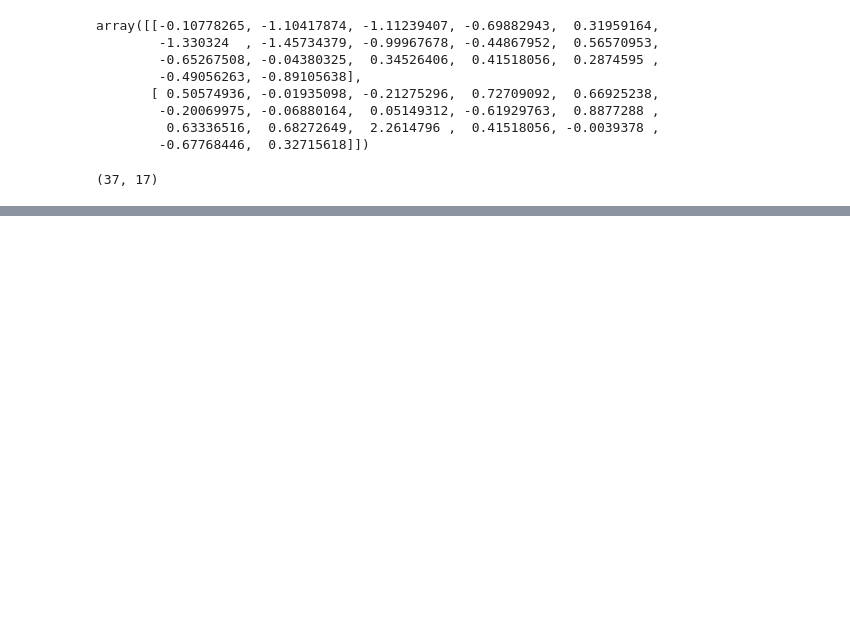
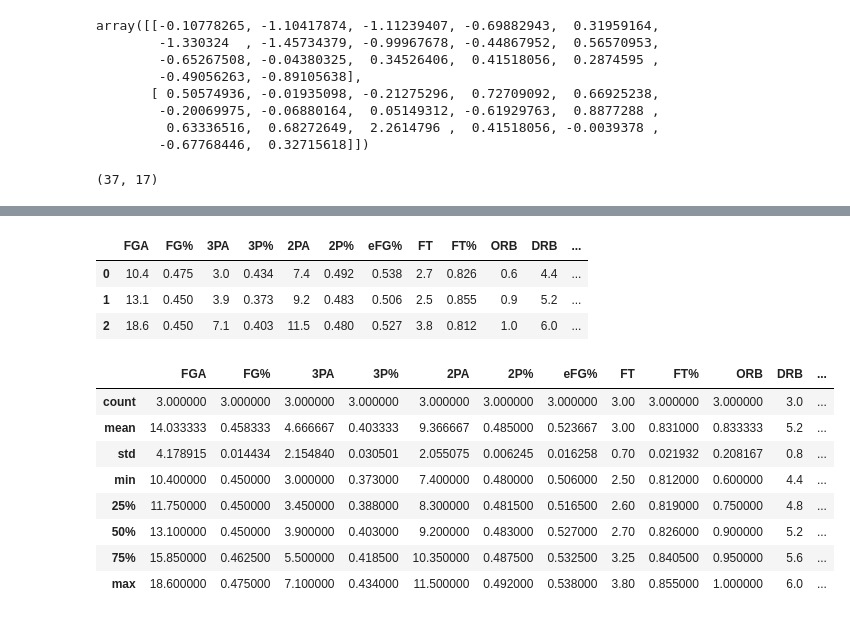
Before and after one commit to DemetrisEng/Data-Analysis-Machine-Learning, a Jupyter notebook: Jayson Tatum.ipynb, the cells around one changed output, grey strips where cells are left out. Saved outputs shown, nothing was run; the diff lists cells and outputs as text; code cells hidden in the pictures; blank space fills up the shorter version.

```diff
--- a/Jayson Tatum.ipynb
+++ b/Jayson Tatum.ipynb
@@ -712,0 +756,22 @@ Test set: (8, 17) (8, 1)
+# %%
+df_reg
+df_reg.reset_index(inplace=True)
+df_2=df_reg.drop(columns=['Age','Season','Tm','Lg','Pos','G','GS','MP','RSorPO','TRB','FG','3P','2P','FTA'])
+df_2
+# %% [output]
+|  | FGA | FG% | 3PA | 3P% | 2PA | 2P% | eFG% | FT | FT% | ORB | DRB | ... |
+| 0 | 10.4 | 0.475 | 3.0 | 0.434 | 7.4 | 0.492 | 0.538 | 2.7 | 0.826 | 0.6 | 4.4 | ... |
+| 1 | 13.1 | 0.450 | 3.9 | 0.373 | 9.2 | 0.483 | 0.506 | 2.5 | 0.855 | 0.9 | 5.2 | ... |
+| 2 | 18.6 | 0.450 | 7.1 | 0.403 | 11.5 | 0.480 | 0.527 | 3.8 | 0.812 | 1.0 | 6.0 | ... |
+# %%
+df_2.describe()
+# %% [output]
+|  | FGA | FG% | 3PA | 3P% | 2PA | 2P% | eFG% | FT | FT% | ORB | DRB | ... |
+| count | 3.000000 | 3.000000 | 3.000000 | 3.000000 | 3.000000 | 3.000000 | 3.000000 | 3.00 | 3.000000 | 3.000000 | 3.0 | ... |
+| mean | 14.033333 | 0.458333 | 4.666667 | 0.403333 | 9.366667 | 0.485000 | 0.523667 | 3.00 | 0.831000 | 0.833333 | 5.2 | ... |
+| std | 4.178915 | 0.014434 | 2.154840 | 0.030501 | 2.055075 | 0.006245 | 0.016258 | 0.70 | 0.021932 | 0.208167 | 0.8 | ... |
+| min | 10.400000 | 0.450000 | 3.000000 | 0.373000 | 7.400000 | 0.480000 | 0.506000 | 2.50 | 0.812000 | 0.600000 | 4.4 | ... |
+| 25% | 11.750000 | 0.450000 | 3.450000 | 0.388000 | 8.300000 | 0.481500 | 0.516500 | 2.60 | 0.819000 | 0.750000 | 4.8 | ... |
+| 50% | 13.100000 | 0.450000 | 3.900000 | 0.403000 | 9.200000 | 0.483000 | 0.527000 | 2.70 | 0.826000 | 0.900000 | 5.2 | ... |
+| 75% | 15.850000 | 0.462500 | 5.500000 | 0.418500 | 10.350000 | 0.487500 | 0.532500 | 3.25 | 0.840500 | 0.950000 | 5.6 | ... |
+| max | 18.600000 | 0.475000 | 7.100000 | 0.434000 | 11.500000 | 0.492000 | 0.538000 | 3.80 | 0.855000 | 1.000000 | 6.0 | ... |
```
Also changed, not shown: parts of 15 cells of this notebook.
